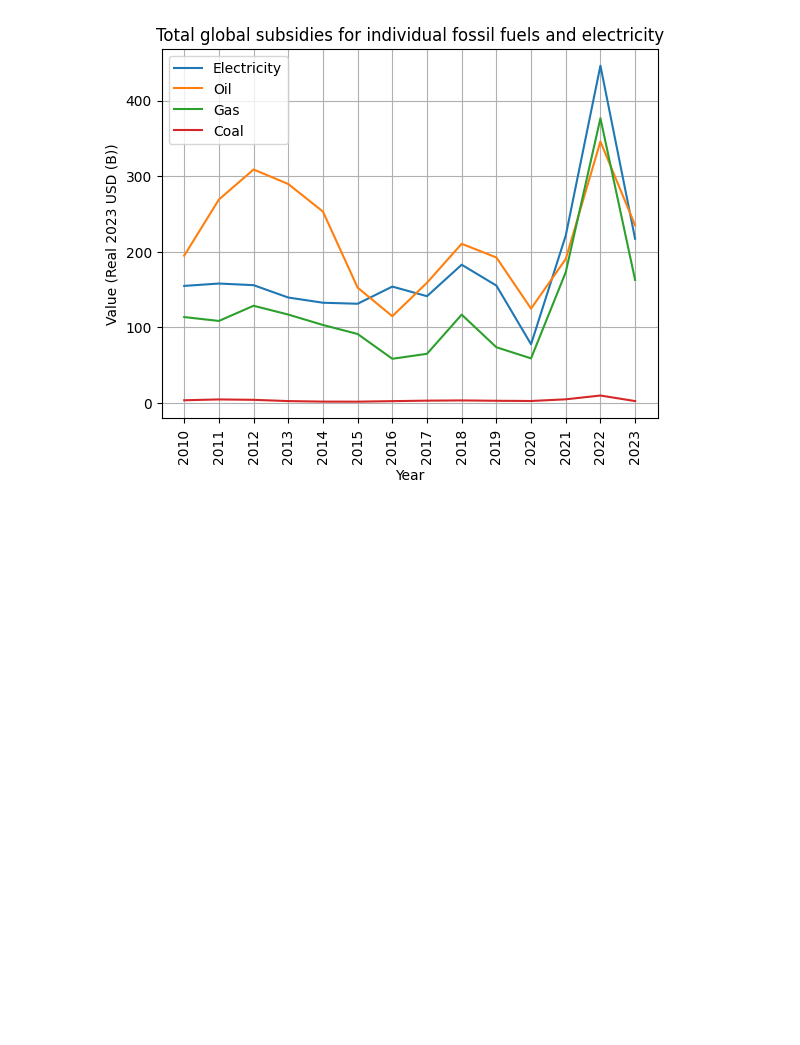
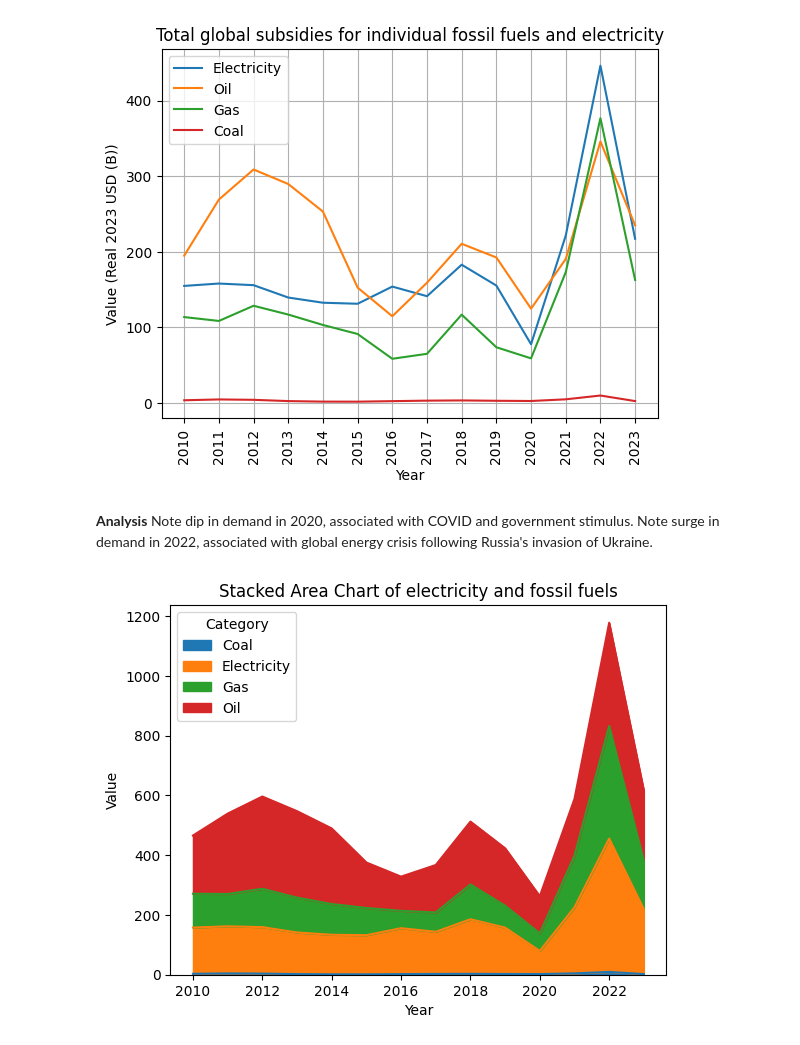
Before and after one commit to reb-scho/subsidies, a Jupyter notebook: subsidies.ipynb, the cells around one changed output. Drawn from its saved outputs; the diff is of its cells as text; code cells hidden in the pictures; blank space fills up the shorter version.

```diff
--- a/subsidies.ipynb
+++ b/subsidies.ipynb
@@ -76,3 +89,19 @@ plt.legend()
 plt.show()
 # %% [output]
 [figure]
+# %% [markdown]
+**Analysis**
+Note dip in demand in 2020, associated with COVID and government stimulus.
+Note surge in demand in 2022, associated with global energy crisis following Russia's invasion of Ukraine.
+# %%
+df_wide = global_product_df.pivot(index="Year", columns="Product", values="Value (B USD)")
+
+df_wide.plot.area(stacked=True)  # stacked=True is default, but explicit is clearer
+
+plt.xlabel("Year")
+plt.ylabel("Value")
+plt.title("Stacked Area Chart of electricity and fossil fuels")
+plt.legend(title="Category", loc="upper left")  # adjust location as needed
+plt.show()
+# %% [output]
+[figure, added]
```
Also changed, not shown: parts of 12 cells of this notebook.
